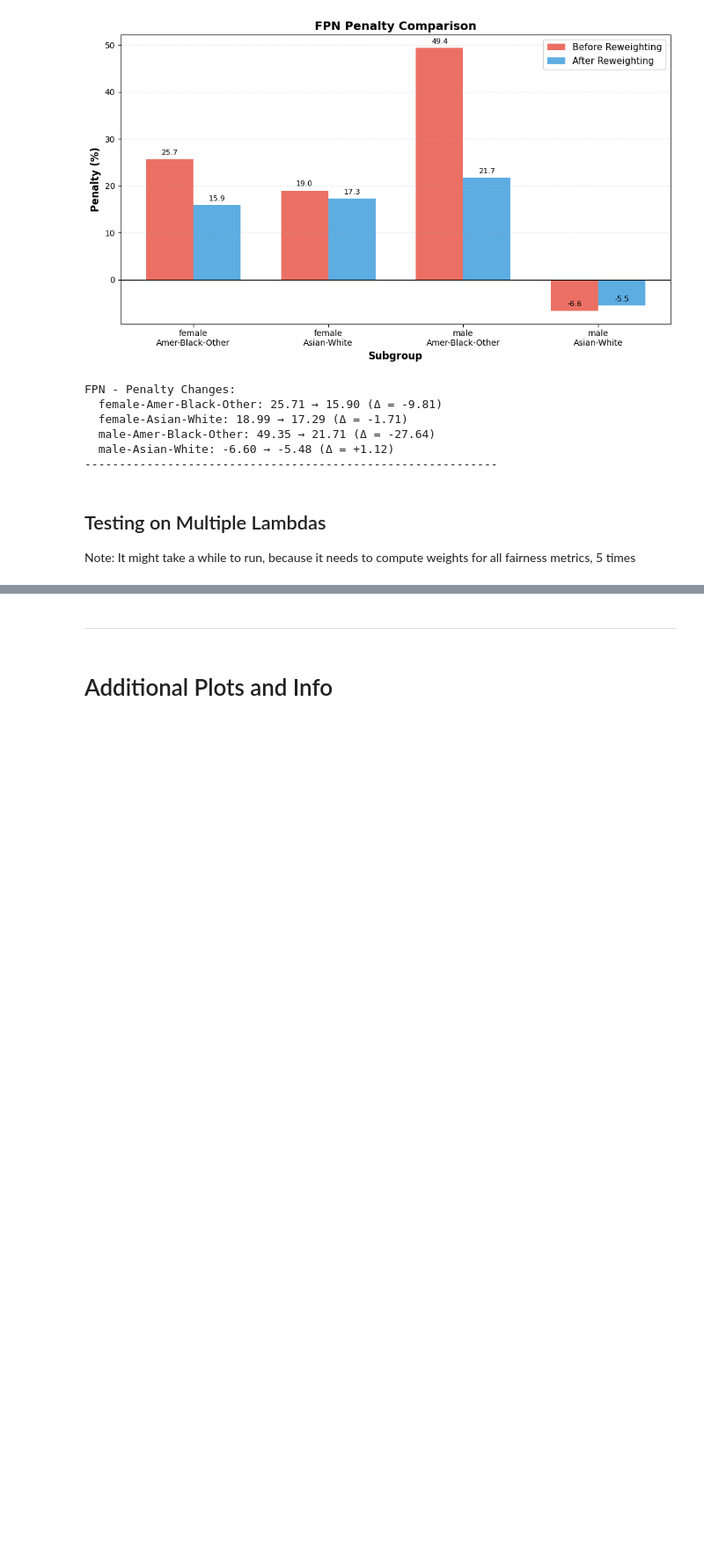
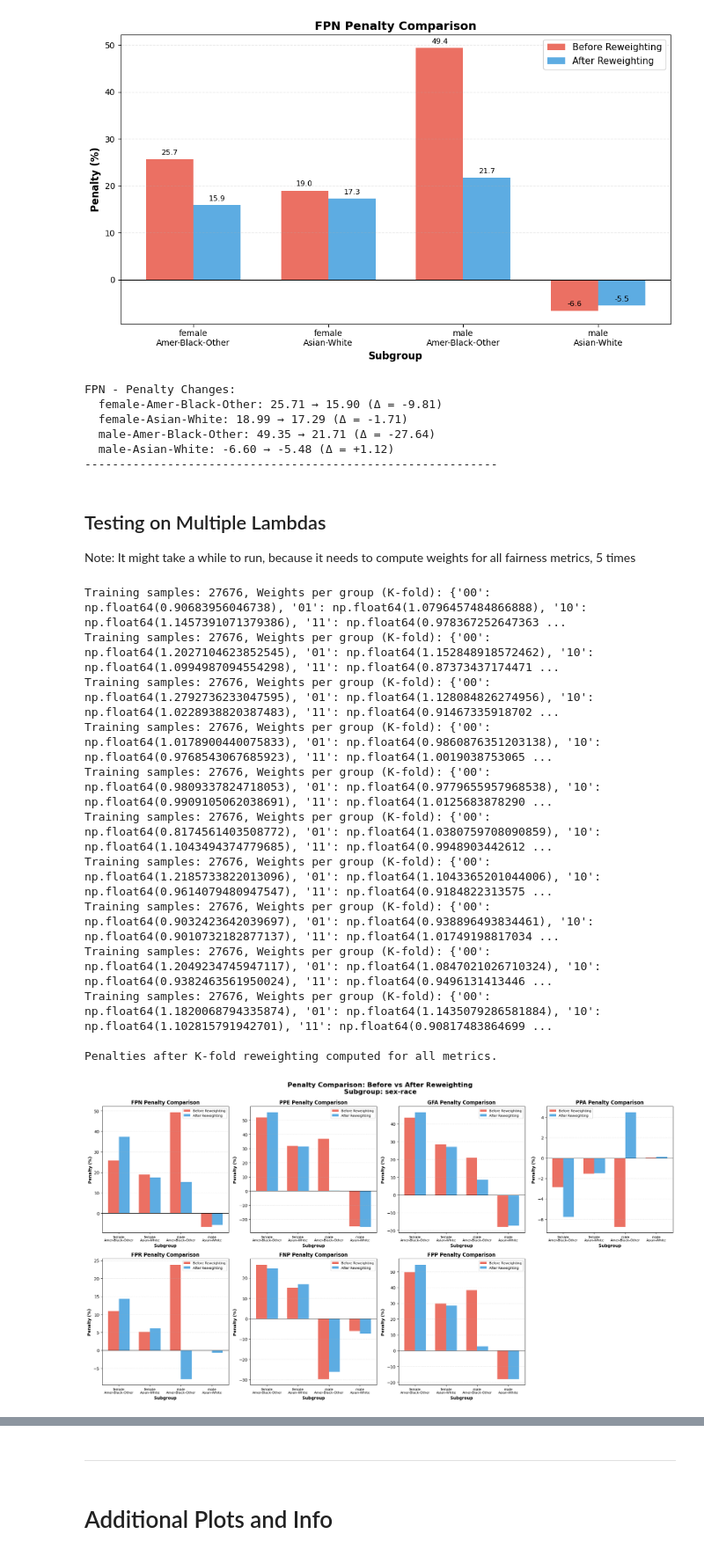
Before and after one commit to rolss/Fairness-in-data, a Jupyter notebook: Reweight_Census_BINARY CB kfold.ipynb, the cells around one changed output, grey strips where cells are left out. Shown at 88% size. Drawn from its saved outputs; the diff is of its cells as text; code cells hidden in the pictures; blank space fills up the shorter version.

```diff
--- a/Reweight_Census_BINARY CB kfold.ipynb
+++ b/Reweight_Census_BINARY CB kfold.ipynb
@@ -1362,18 +1463,32 @@ FPN - Penalty Changes:
 
 Note: It might take a while to run, because it needs to compute weights for all fairness metrics, 5 times
 # %%
-# lambdas = [0.5, 1.0, 2.0, 5.0, 10.0]
-# for l in lambdas:
-#     # Compute penalties on test set after K-fold reweighting
-#     penalties_ontest_after_kfold = {}
-#     fair_metrics=['FPN', 'PPE', 'GFA', 'PPA', 'OAE', 'FPR', 'FPA', 'EOP', 'FNP', 'FPP']
-#     for metric in fair_metrics:
-#         weights_kfold, X_trainval, y_trainval = compute_weights_kfold(l, metric)
-#         penalties_ontest_after_kfold[metric] = compute_penalties_after_reweighting_kfold(weights_kfold, X_trainval, y_trainval, metric)
+lambdas = [0.5, 1.0, 2.0, 5.0, 10.0]
+for l in lambdas:
+    # Compute penalties on test set after K-fold reweighting
+    penalties_ontest_after_kfold = {}
+    fair_metrics=['FPN', 'PPE', 'GFA', 'PPA', 'OAE', 'FPR', 'FPA', 'EOP', 'FNP', 'FPP']
+    for metric in fair_metrics:
+        weights_kfold, X_trainval, y_trainval = compute_weights_kfold(l, metric)
+        penalties_ontest_after_kfold[metric] = compute_penalties_after_reweighting_kfold(weights_kfold, X_trainval, y_trainval, metric)
 
 
-#     print("\nPenalties after K-fold reweighting computed for all metrics.")
+    print("\nPenalties after K-fold reweighting computed for all metrics.")
 
-#     fair_metrics=['FPN', 'PPE', 'GFA', 'PPA', 'FPR', 'FNP', 'FPP']
-#     plot_penalty_comparison_all_generalized(fair_metrics, penalties_ontest, penalties_ontest_after_kfold,
-#                                             sensible_attribute, mapping)
+    fair_metrics=['FPN', 'PPE', 'GFA', 'PPA', 'FPR', 'FNP', 'FPP']
+    plot_penalty_comparison_all_generalized(fair_metrics, penalties_ontest, penalties_ontest_after_kfold,
+                                            sensible_attribute, mapping)
+# %% [output]
+Training samples: 27676, Weights per group (K-fold): {'00': np.float64(0.90683956046738), '01': np.float64(1.0796457484866888), '10': np.float64(1.1457391071379386), '11': np.float64(0.978367252647363 ...
+Training samples: 27676, Weights per group (K-fold): {'00': np.float64(1.2027104623852545), '01': np.float64(1.152848918572462), '10': np.float64(1.0994987094554298), '11': np.float64(0.87373437174471 ...
+Training samples: 27676, Weights per group (K-fold): {'00': np.float64(1.2792736233047595), '01': np.float64(1.128084826274956), '10': np.float64(1.0228938820387483), '11': np.float64(0.91467335918702 ...
+Training samples: 27676, Weights per group (K-fold): {'00': np.float64(1.0178900440075833), '01': np.float64(0.9860876351203138), '10': np.float64(0.9768543067685923), '11': np.float64(1.0019038753065 ...
+Training samples: 27676, Weights per group (K-fold): {'00': np.float64(0.9809337824718053), '01': np.float64(0.9779655957968538), '10': np.float64(0.9909105062038691), '11': np.float64(1.0125683878290 ...
+Training samples: 27676, Weights per group (K-fold): {'00': np.float64(0.8174561403508772), '01': np.float64(1.0380759708090859), '10': np.float64(1.1043494374779685), '11': np.float64(0.9948903442612 ...
+Training samples: 27676, Weights per group (K-fold): {'00': np.float64(1.2185733822013096), '01': np.float64(1.1043365201044006), '10': np.float64(0.9614079480947547), '11': np.float64(0.9184822313575 ...
+Training samples: 27676, Weights per group (K-fold): {'00': np.float64(0.9032423642039697), '01': np.float64(0.938896493834461), '10': np.float64(0.9010732182877137), '11': np.float64(1.01749198817034 ...
+Training samples: 27676, Weights per group (K-fold): {'00': np.float64(1.2049234745947117), '01': np.float64(1.0847021026710324), '10': np.float64(0.9382463561950024), '11': np.float64(0.9496131413446 ...
+Training samples: 27676, Weights per group (K-fold): {'00': np.float64(1.1820068794335874), '01': np.float64(1.1435079286581884), '10': np.float64(1.102815791942701), '11': np.float64(0.90817483864699 ...
+
+Penalties after K-fold reweighting computed for all metrics.
+[figure, added]
```
Also changed, not shown: parts of 4 cells of this notebook, 14 other files.
